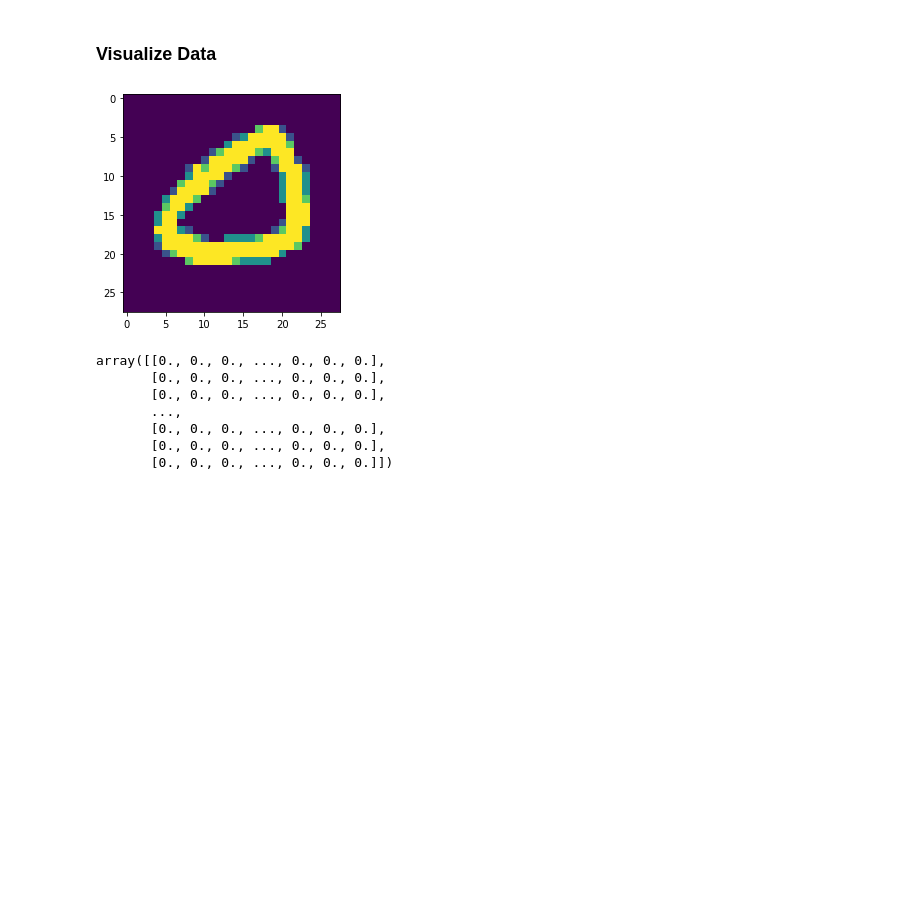
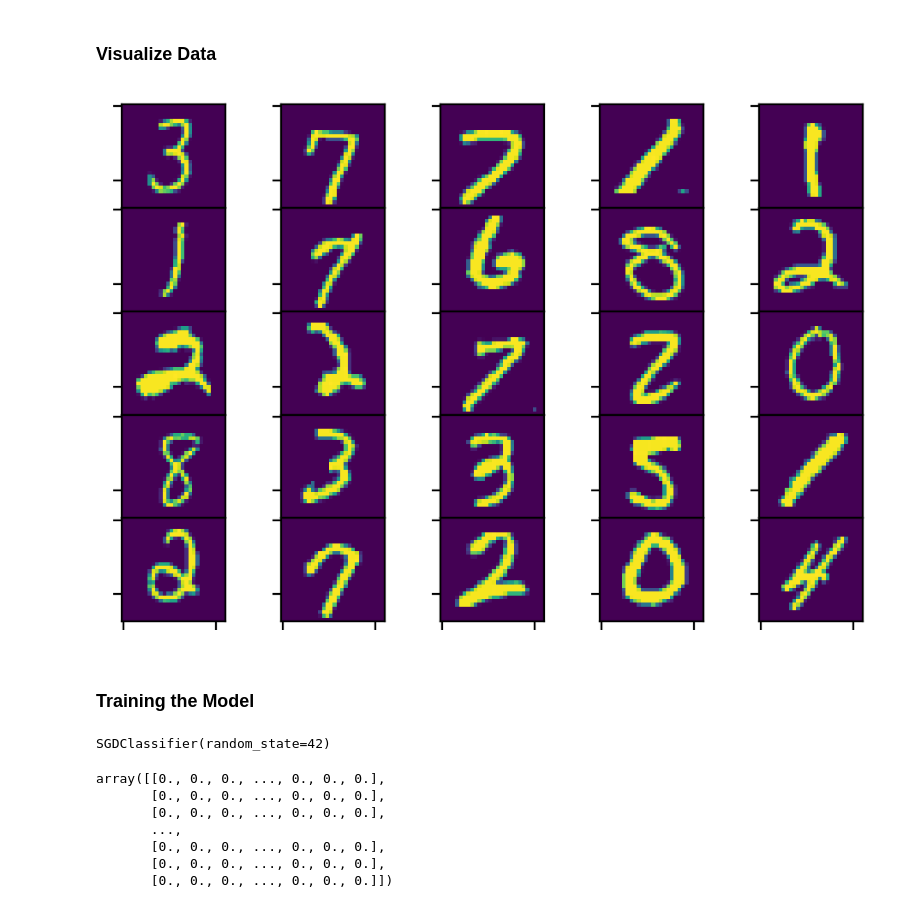
Before and after one commit to pragneshbarik/AI-ML, a Jupyter notebook: Machine_Learning_Algorithms.ipynb, the cells around one changed output. Cells and saved outputs as stored; diff of their text form; code cells hidden in the pictures; blank space fills up the shorter version.

```diff
--- a/Machine_Learning_Algorithms.ipynb
+++ b/Machine_Learning_Algorithms.ipynb
@@ -134,7 +137,7 @@ $$\frac{∂}{∂θ_j}J(\theta_0, \theta_1, ... \theta_n)=\frac{1}{m}\sum_{i=1}^m
 
 To make a logistic regression model to predict if the handwritten digit is 8 or not. We will use the MNIST database of handwritten digits.
 # %%
-mnist_df = pd.read_csv("train.csv")
+mnist_df = pd.read_csv("drive/MyDrive/Datasets/mnist_digits_train.csv")
 mnist_df = mnist_df.fillna(0)
 display(mnist_df.head())
 # %% [output]
@@ -147,12 +150,27 @@ display(mnist_df.head())
 5 rows × 785 columns
 # %% [markdown]
 ### **Visualize Data**
-# %%
-random_row = np.array(mnist_df.iloc[np.random.randint(mnist_df.shape[0])].drop('label'))
-plt.imshow(random_row.reshape(28, 28))
-plt.show()
-# %% [output]
-[figure, removed]
+# %%
+def random_img() :
+  random_row = np.array(mnist_df.iloc[np.random.randint(mnist_df.shape[0])].drop('label'))
+  return random_row.reshape(28, 28)
+
+fig, ax = plt.subplots(nrows = 5, ncols = 5)
+
+fig.set_dpi(200)
+
+for i in range(5) :
+  for j in range(5) :
+    ax[i][j].imshow(random_img())
+    ax[i][j].set_xticklabels([])
+    ax[i][j].set_yticklabels([])
+
+plt.subplots_adjust(wspace=0, hspace=0)
+plt.show()
+# %% [output]
+[figure, added]
+# %% [markdown]
+### **Training the Model**
 # %%
 x_train = mnist_df.drop('label', axis='columns')
 y_train = (mnist_df['label']==8).astype(int)
@@ -167,5 +181,7 @@ clf = linear_model.LogisticRegression(fit_intercept=True,
 # %%
-clf.fit(np.array(x_train), np.array(y_train))
+logistic_model.fit(np.array(x_train), np.array(y_train))
+# %% [output]
+SGDClassifier(random_state=42)
 # %%
 # %% [output]
 array([[0., 0., 0., ..., 0., 0., 0.],
```
Also changed, not shown: parts of 3 cells of this notebook.
